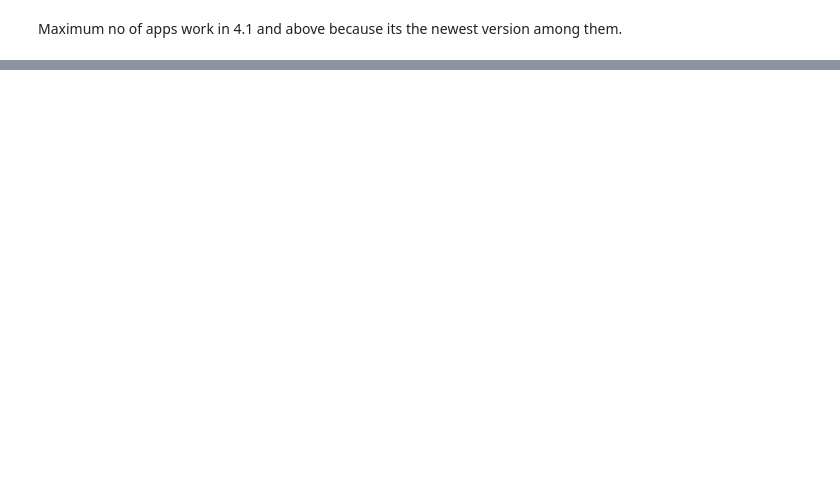
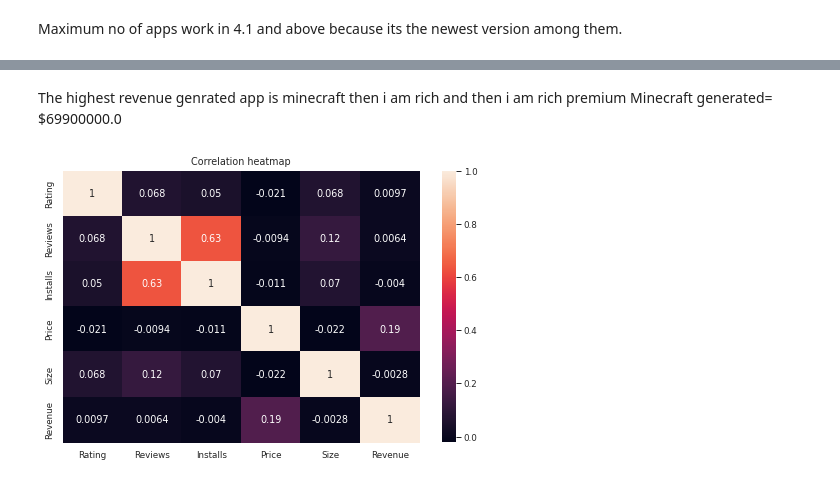
Before and after one commit to Kartikrahi/-Play-Store-App-Review-Analysis, a Jupyter notebook: My_Play_Store_App_Review_Analysis_Capstone_Project.ipynb, the cells around one changed output, grey strips where cells are left out. Saved outputs shown, nothing was run; the diff lists cells and outputs as text; code cells hidden in the pictures; blank space fills up the shorter version.

```diff
--- a/My_Play_Store_App_Review_Analysis_Capstone_Project.ipynb
+++ b/My_Play_Store_App_Review_Analysis_Capstone_Project.ipynb
@@ -353,0 +386,2 @@ Maximum no of apps work in 4.1 and above because its the newest version among th
+# %%
+df1['Revenue'] = df1['Price']*df1['Installs']
@@ -353,0 +405,11 @@ Maximum no of apps work in 4.1 and above because its the newest version among th
+# %% [markdown]
+The highest revenue genrated app is minecraft then i am rich and then i am rich premium
+Minecraft generated= $69900000.0
+# %%
+corr_df = df1[['Rating', 'Reviews', 'Installs', 'Price','Size','Revenue']]
+cormat = corr_df.corr()
+plt.figure(figsize = (8,5))
+plt.title("Correlation heatmap")
+sns.heatmap(cormat, annot = True);
+# %% [output]
+[figure, added]
```
Also changed, not shown: parts of 11 cells of this notebook.
